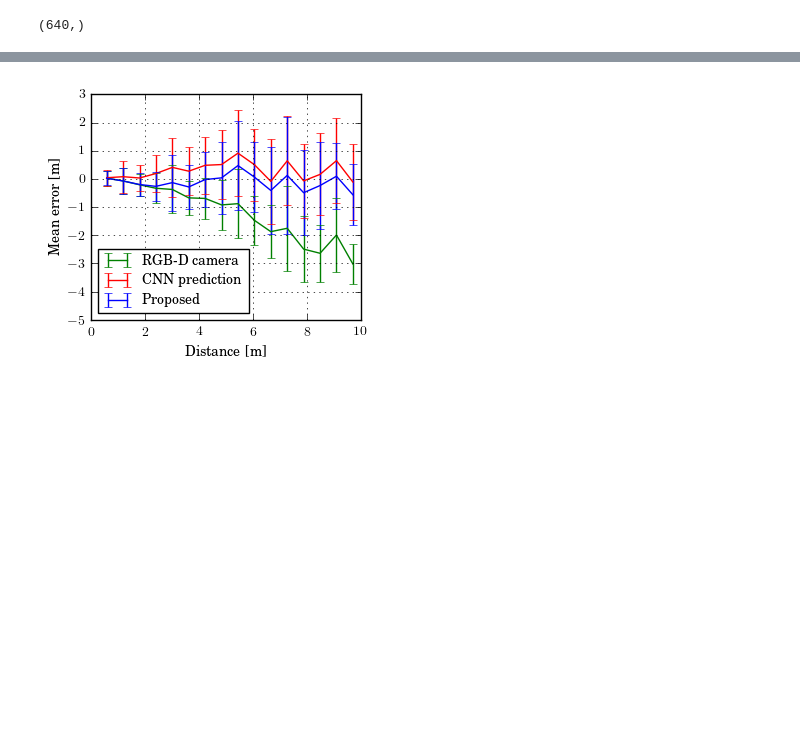
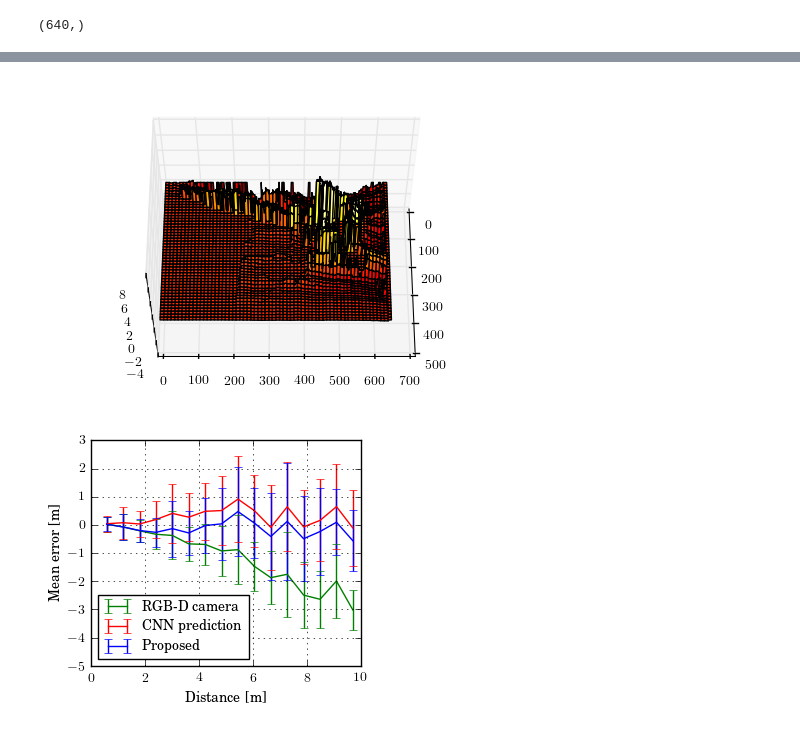
Before and after one commit to ku-ya/deep_learning, a Jupyter notebook: Deep_depth.ipynb, the cells around one changed output, grey strips where cells are left out. Saved outputs shown, nothing was run; the diff lists cells and outputs as text; code cells hidden in the pictures; blank space fills up the shorter version.

```diff
--- a/Deep_depth.ipynb
+++ b/Deep_depth.ipynb
@@ -310,3 +438,15 @@ def resample_data(data, num):
+# %%
+from mpl_toolkits.mplot3d import Axes3D
+
+xx, yy = np.mgrid[0:480, 0:640]
+fig = plt.figure()
+ax = fig.gca(projection='3d')
+ax.plot_surface(xx, yy, depth_in-I_p_bi,cmap='hot')
+# ax.plot_surface(xx, yy, I_p_bi,cmap='autumn')
+ax.view_init(60, 0)
+plt.show()
+# %% [output]
+[figure, added]
 # %%
 import random
 num_sample = 1000
```
Also changed, not shown: parts of 16 cells of this notebook.
